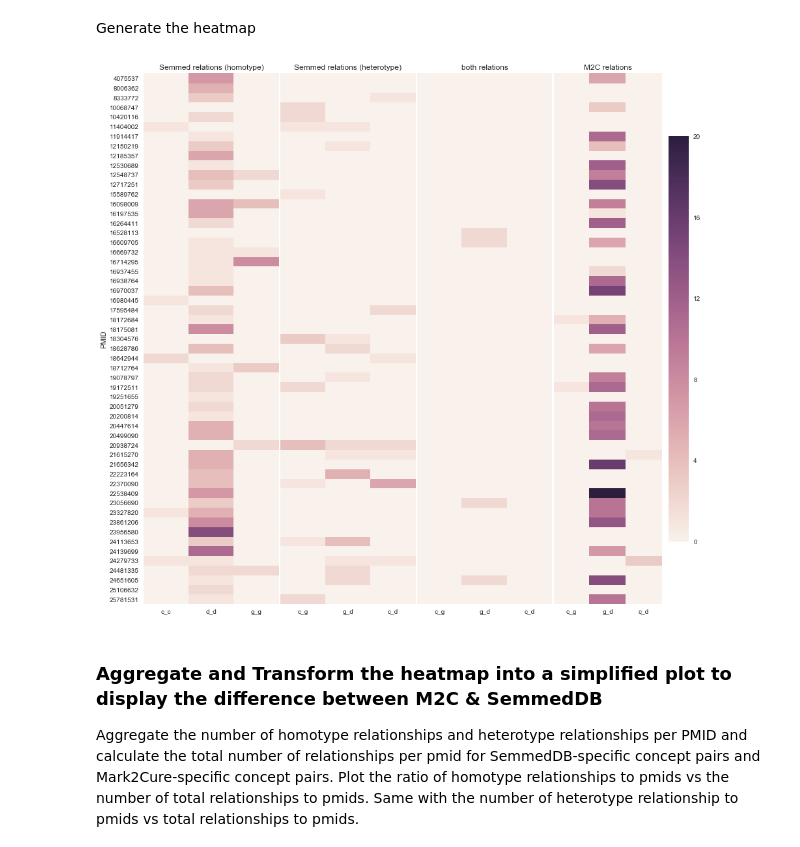
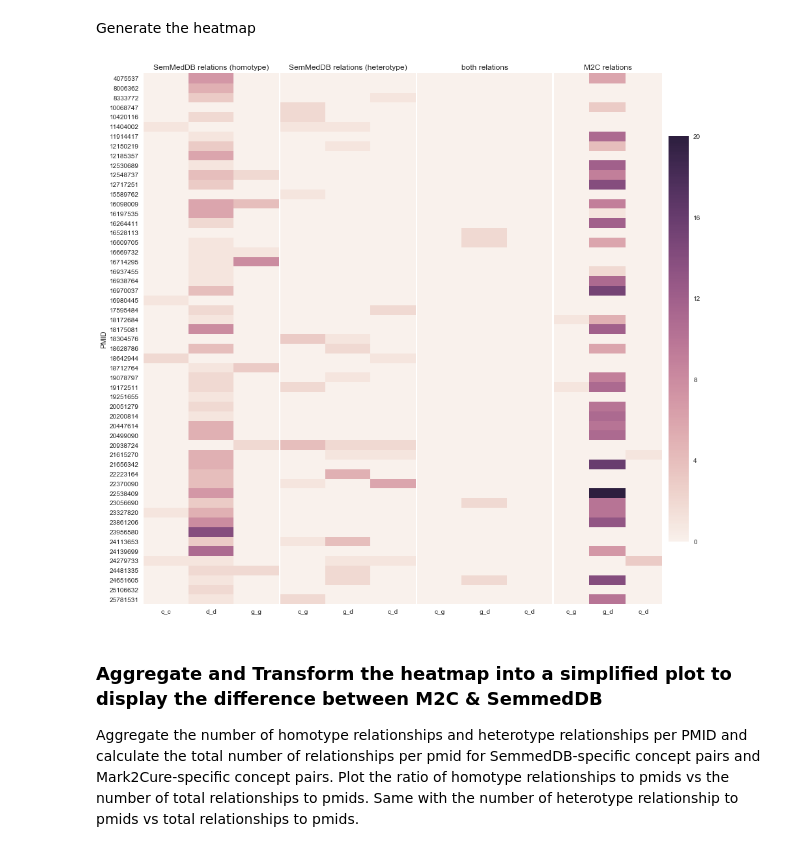
Before and after one commit to SuLab/M2C_rel_nb, a Jupyter notebook: Figure 5. Basic SemmedDB and M2C comparison.ipynb, the cells around one changed output. Saved outputs shown, nothing was run; the diff lists cells and outputs as text; code cells hidden in the pictures.

Commit message:
corrected the labels in the figures

```diff
--- a/Figure 5. Basic SemmedDB and M2C comparison.ipynb
+++ b/Figure 5. Basic SemmedDB and M2C comparison.ipynb
@@ -296,36 +296,36 @@ Generate the heatmap
 # %%
 import seaborn as sns; sns.set()
 
 f = mplot.figure(figsize=(15,15))
 
 
 ax = mplot.subplot(1,4,1)
 ax = sns.heatmap(semmed_hom_df.set_index('PMID'), vmin=0, vmax=20, yticklabels=True, cbar=False)
 ax.yaxis.set_visible(True)
-mplot.title('Semmed relations (homotype)')
+mplot.title('SemMedDB relations (homotype)')
 
 ax2 = mplot.subplot(1,4,2)
 ax2 = sns.heatmap(semmed_het_df.set_index('PMID'), vmin=0, vmax=20, yticklabels=False, cbar=False)
 ax2.yaxis.set_visible(False)
-mplot.title('Semmed relations (heterotype)')
+mplot.title('SemMedDB relations (heterotype)')
 
 ax3 = mplot.subplot(1,4,3)
 ax3 = sns.heatmap(both_hm_df.set_index('PMID'), vmin=0, vmax=20, yticklabels=False, cbar=False)
 ax3.yaxis.set_visible(False)
 mplot.title('both relations')
 
 ax4 = mplot.subplot(1,4,4)
 ax4 = sns.heatmap(m2c_hm_df.set_index('PMID'), vmin=0, vmax=20, yticklabels=False,cbar=True)
 ax4.yaxis.set_visible(False)
 mplot.title('M2C relations')
 
 
 
 f.subplots_adjust(wspace=0.01)
 mplot.show(f)
 #mplot.savefig(exppath+'comparison_heatmap.png', bbox_inches='tight', dpi=300)
 # %% [output]
-[figure, old version]
+[figure, new version]
 # %% [markdown]
 ### Aggregate and Transform the heatmap into a simplified plot to display the difference between M2C & SemmedDB
 Aggregate the number of homotype relationships and heterotype relationships per PMID and calculate the total number of relationships per pmid for SemmedDB-specific concept pairs and Mark2Cure-specific concept pairs. Plot the ratio of homotype relationships to pmids vs the number of total relationships to pmids. Same with the number of heterotype relationship to pmids vs total relationships to pmids.
```
Also changed, not shown: parts of 1 cell of this notebook.
